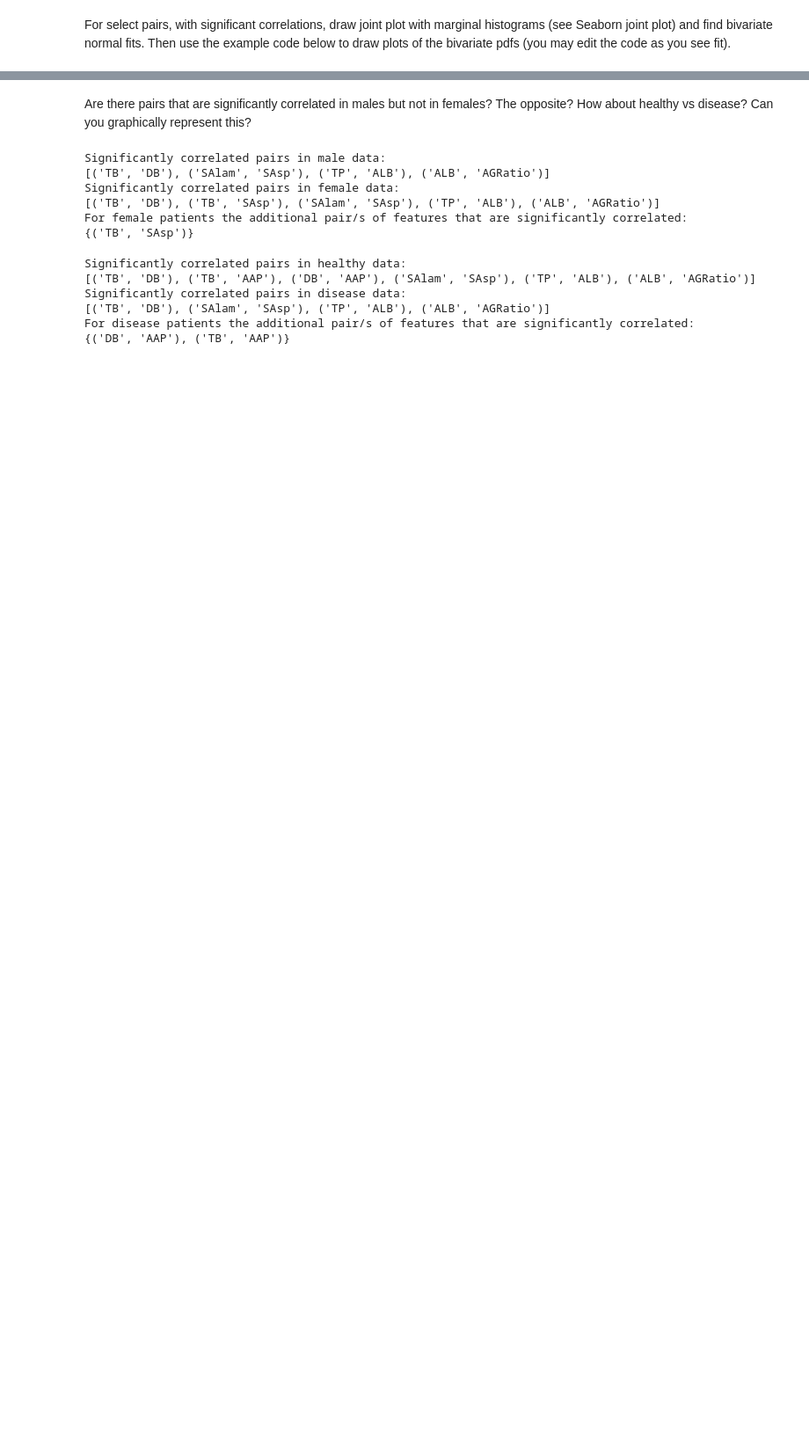
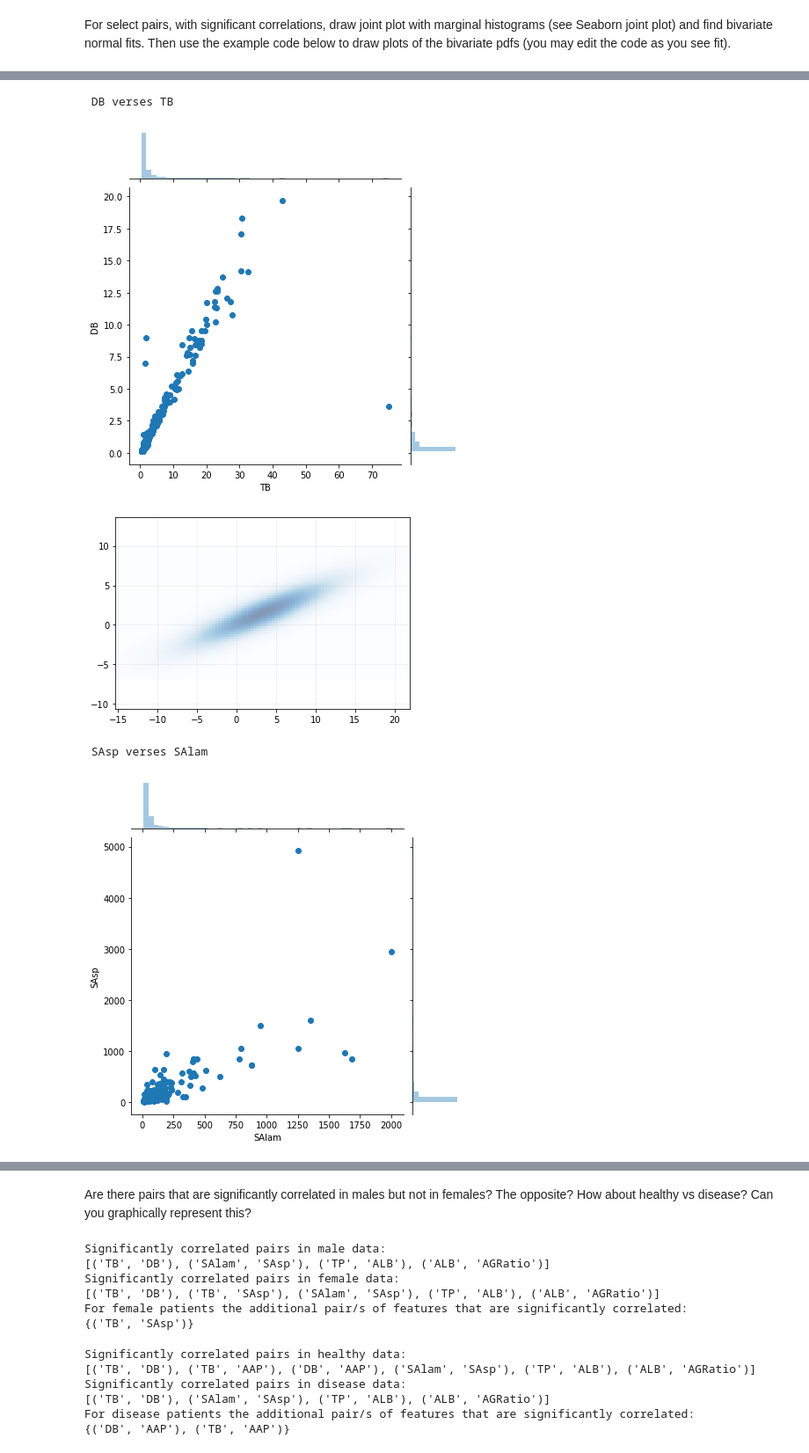
Before and after one commit to mayakerem/StatisticsDataAnalysis, a Jupyter notebook: HW3/HW3.ipynb, the cells around one changed output, grey strips where cells are left out. Shown at 88% size. Cells and saved outputs as stored; diff of their text form; code cells hidden in the pictures; blank space fills up the shorter version.

```diff
--- a/HW3/HW3.ipynb
+++ b/HW3/HW3.ipynb
@@ -336,0 +335,14 @@ SyntaxError: invalid syntax (<ipython-input-15-9e5cd870e574>, line 1)
+# %%
+for pair in significant_pairs_list:
+    print("\033[1m {} verses {}".format(pair[1], pair[0]))
+    sns.jointplot(pair[0], pair[1], data)
+    plt.show()
+    cov_mat = np.cov(data[pair[0]], data[pair[1]])
+    mean_vec= np.array(data[[pair[0], pair[1]]].mean())
+    plot_2d_Gaussian_pdf(mean_vec, cov_mat)
+# %% [output]
+ DB verses TB
+[figure, added]
+[figure, added]
+ SAsp verses SAlam
+[figure, added]
```
Also changed, not shown: parts of 19 cells of this notebook, 2 other files.
